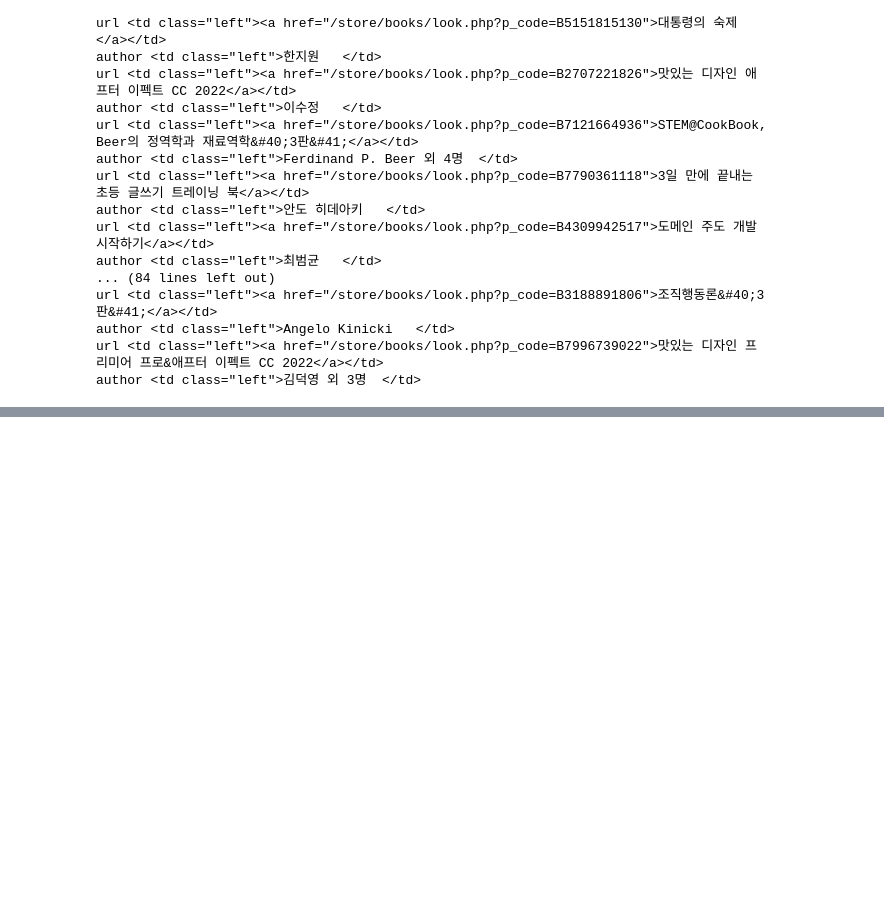
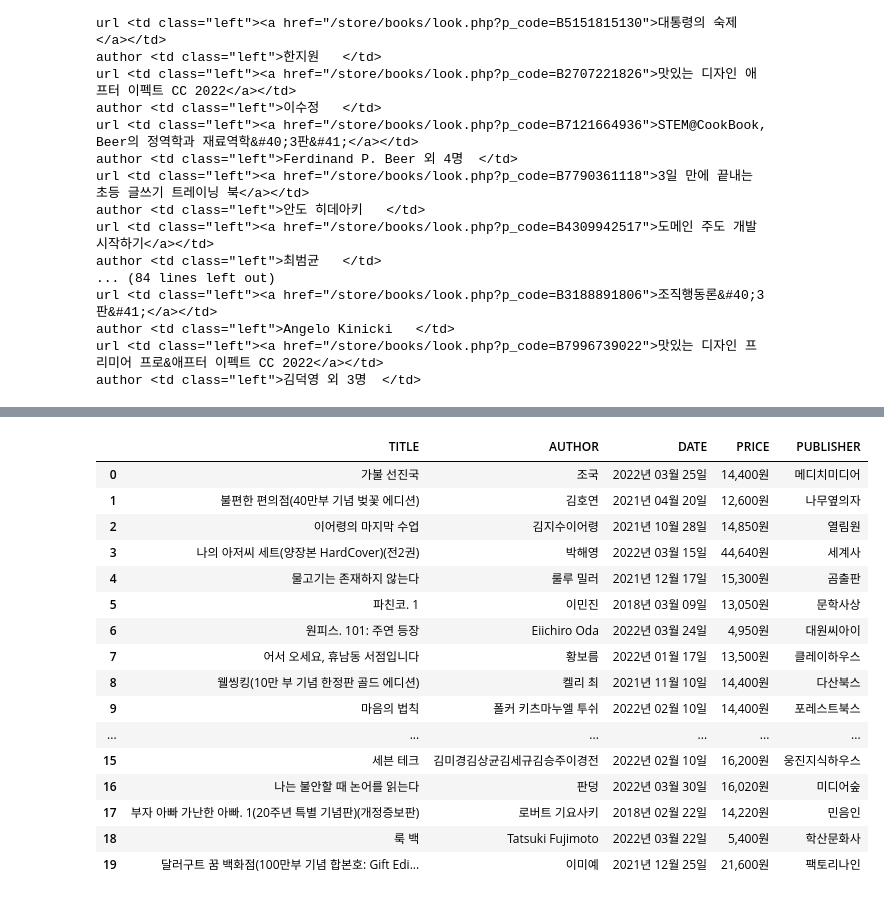
Before and after one commit to Kjgwo/BigData, a Jupyter notebook: BigData.ipynb, the cells around one changed output, grey strips where cells are left out. Drawn from its saved outputs; the diff is of its cells as text; code cells hidden in the pictures; blank space fills up the shorter version.

```diff
--- a/BigData.ipynb
+++ b/BigData.ipynb
@@ -1114,0 +1282,5 @@ df
+# %%
+def no_space(text):
+    text1 = re.sub('\nbsp: | &nbsp: | \n|\t|\r', '', text)
+    text2 = re.sub('\n\n', '', text1)
+    return text2
@@ -1114,0 +1304,53 @@ df
+# %%
+author_list = []
+publisher_list = []
+date_list = []
+price_list = []
+# %%
+import re
+for b_detail in bestseller_list:
+    temp = b_detail.find('div', {'class': 'author'})
+    temp2 = temp.get_text()
+    output = re.sub(r'저자', '', temp2)
+    output = re.sub(r'더보기', '', output)
+    output = no_space(output)
+    author = get_item(output, 1)
+    author_list.append(author)
+    publisher = get_item(output, 2)
+    publisher_list.append(publisher)
+    date = get_item(output, 3)
+    date_list.append(date)
+
+    temp3 = b_detail.find('div', {'class': 'price'})
+    price = temp3.find('strong').text
+    price_list.append(price)
+# %%
+df3 = pd.DataFrame(
+    {
+        "TITLE": title3_list,
+        "AUTHOR": author_list,
+        "DATE": date_list,
+        "PRICE": price_list,
+        "PUBLISHER": publisher_list
+    }
+)
+# %%
+df3
+# %% [output]
+|  | TITLE | AUTHOR | DATE | PRICE | PUBLISHER |
+| 0 | 가불 선진국 | 조국 | 2022년 03월 25일 | 14,400원 | 메디치미디어 |
+| 1 | 불편한 편의점(40만부 기념 벚꽃 에디션) | 김호연 | 2021년 04월 20일 | 12,600원 | 나무옆의자 |
+| 2 | 이어령의 마지막 수업 | 김지수이어령 | 2021년 10월 28일 | 14,850원 | 열림원 |
+| 3 | 나의 아저씨 세트(양장본 HardCover)(전2권) | 박해영 | 2022년 03월 15일 | 44,640원 | 세계사 |
+| 4 | 물고기는 존재하지 않는다 | 룰루 밀러 | 2021년 12월 17일 | 15,300원 | 곰출판 |
+| 5 | 파친코. 1 | 이민진 | 2018년 03월 09일 | 13,050원 | 문학사상 |
+| 6 | 원피스. 101: 주연 등장 | Eiichiro Oda | 2022년 03월 24일 | 4,950원 | 대원씨아이 |
+| 7 | 어서 오세요, 휴남동 서점입니다 | 황보름 | 2022년 01월 17일 | 13,500원 | 클레이하우스 |
+| 8 | 웰씽킹(10만 부 기념 한정판 골드 에디션) | 켈리 최 | 2021년 11월 10일 | 14,400원 | 다산북스 |
+| 9 | 마음의 법칙 | 폴커 키츠마누엘 투쉬 | 2022년 02월 10일 | 14,400원 | 포레스트북스 |
+| ... | ... | ... | ... | ... | ... |
+| 15 | 세븐 테크 | 김미경김상균김세규김승주이경전 | 2022년 02월 10일 | 16,200원 | 웅진지식하우스 |
+| 16 | 나는 불안할 때 논어를 읽는다 | 판덩 | 2022년 03월 30일 | 16,020원 | 미디어숲 |
+| 17 | 부자 아빠 가난한 아빠. 1(20주년 특별 기념판)(개정증보판) | 로버트 기요사키 | 2018년 02월 22일 | 14,220원 | 민음인 |
+| 18 | 룩 백 | Tatsuki Fujimoto | 2022년 03월 22일 | 5,400원 | 학산문화사 |
+| 19 | 달러구트 꿈 백화점(100만부 기념 합본호: Gift Edi... | 이미예 | 2021년 12월 25일 | 21,600원 | 팩토리나인 |
```
Also changed, not shown: parts of 21 cells of this notebook.
